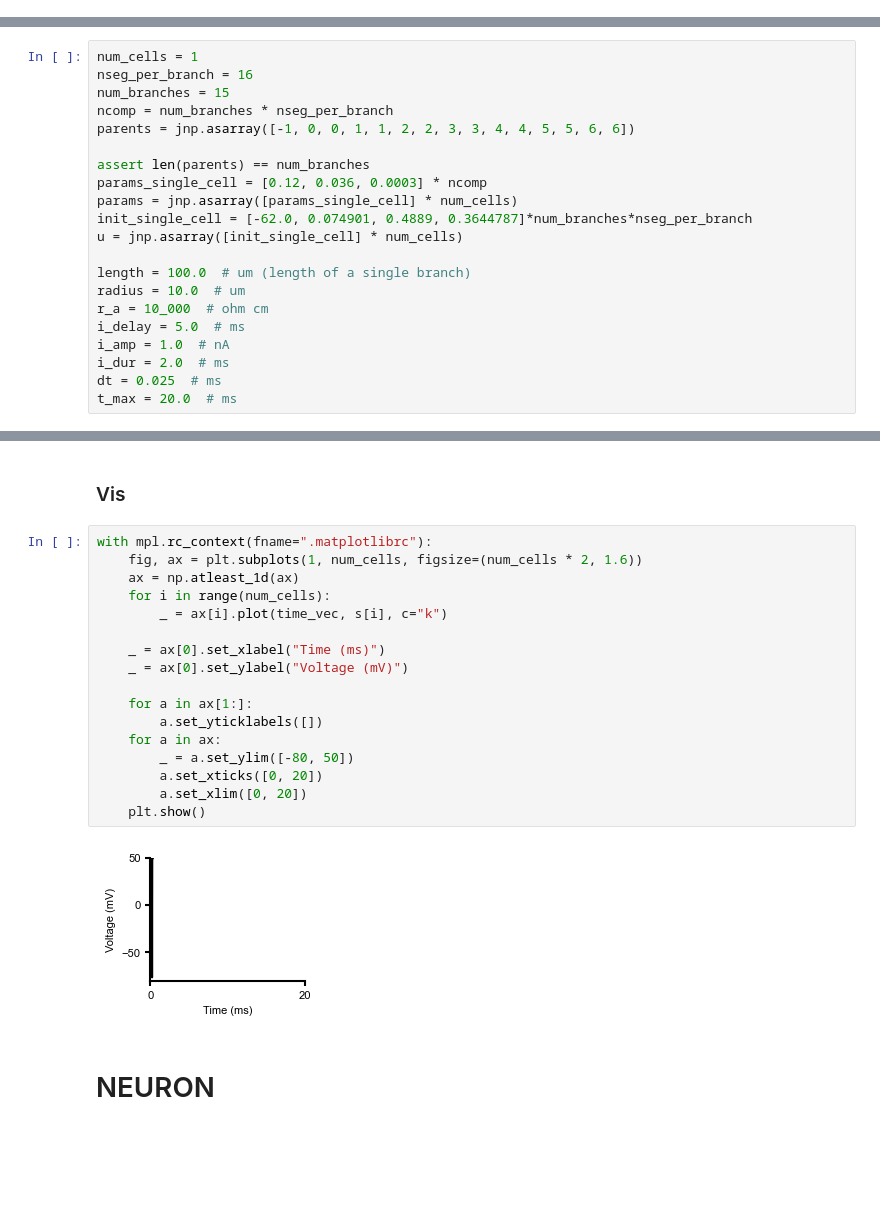
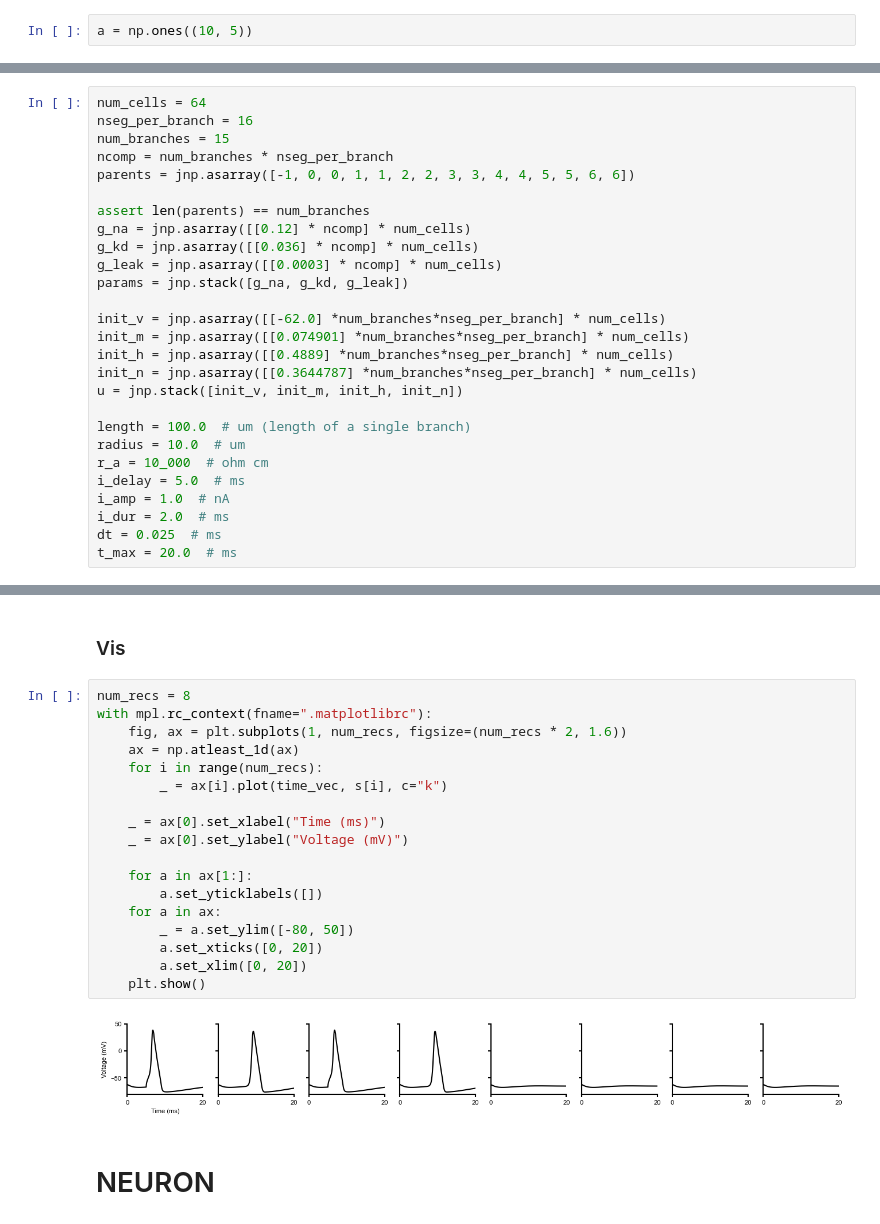
Before and after one commit to jaxleyverse/jaxley, a Jupyter notebook: notebooks/01_demo_branched.ipynb, the cells around one changed output, grey strips where cells are left out. Drawn from its saved outputs; the diff is of its cells as text; blank space fills up the shorter version.

```diff
--- a/notebooks/01_demo_branched.ipynb
+++ b/notebooks/01_demo_branched.ipynb
@@ -33,3 +33,5 @@ device = cpus[0] if device_str == "cpu" else gpus[0]
 # JAX
 
 ### Define model
+# %%
+a = np.ones((10, 5))
@@ -36,15 +40,21 @@ device = cpus[0] if device_str == "cpu" else gpus[0]
 # %%
-num_cells = 1
+num_cells = 64
 nseg_per_branch = 16
 num_branches = 15
 ncomp = num_branches * nseg_per_branch
 parents = jnp.asarray([-1, 0, 0, 1, 1, 2, 2, 3, 3, 4, 4, 5, 5, 6, 6])
 
 assert len(parents) == num_branches
-params_single_cell = [0.12, 0.036, 0.0003] * ncomp
-params = jnp.asarray([params_single_cell] * num_cells)
-init_single_cell = [-62.0, 0.074901, 0.4889, 0.3644787]*num_branches*nseg_per_branch
-u = jnp.asarray([init_single_cell] * num_cells)
+g_na = jnp.asarray([[0.12] * ncomp] * num_cells)
+g_kd = jnp.asarray([[0.036] * ncomp] * num_cells)
+g_leak = jnp.asarray([[0.0003] * ncomp] * num_cells)
+params = jnp.stack([g_na, g_kd, g_leak])
+
+init_v = jnp.asarray([[-62.0] *num_branches*nseg_per_branch] * num_cells)
+init_m = jnp.asarray([[0.074901] *num_branches*nseg_per_branch] * num_cells)
+init_h = jnp.asarray([[0.4889] *num_branches*nseg_per_branch] * num_cells)
+init_n = jnp.asarray([[0.3644787] *num_branches*nseg_per_branch] * num_cells)
+u = jnp.stack([init_v, init_m, init_h, init_n])
 
 length = 100.0  # um (length of a single branch)
 radius = 10.0  # um
@@ -87,24 +97,25 @@ Time:  0.024591445922851562
 # %% [markdown]
 ### Vis
 # %%
+num_recs = 8
 with mpl.rc_context(fname=".matplotlibrc"):
-    fig, ax = plt.subplots(1, num_cells, figsize=(num_cells * 2, 1.6))
+    fig, ax = plt.subplots(1, num_recs, figsize=(num_recs * 2, 1.6))
     ax = np.atleast_1d(ax)
-    for i in range(num_cells):
+    for i in range(num_recs):
         _ = ax[i].plot(time_vec, s[i], c="k")
 
     _ = ax[0].set_xlabel("Time (ms)")
     _ = ax[0].set_ylabel("Voltage (mV)")
 
     for a in ax[1:]:
         a.set_yticklabels([])
     for a in ax:
         _ = a.set_ylim([-80, 50])
         a.set_xticks([0, 20])
         a.set_xlim([0, 20])
     plt.show()
 # %% [output]
-[figure, old version]
+[figure, new version]
 # %% [markdown]
 # NEURON
 # %%
```
Also changed, not shown: parts of 2 cells of this notebook.
